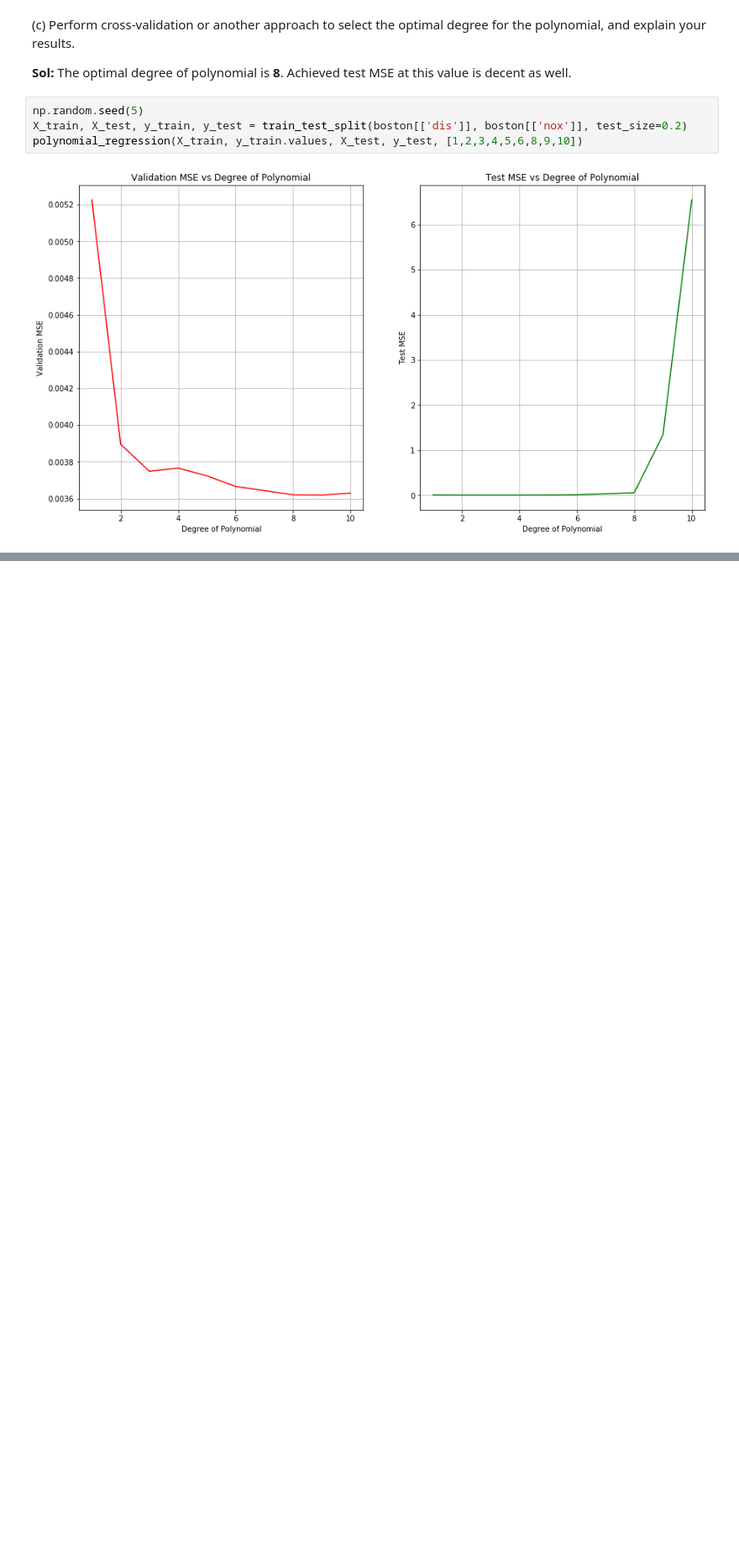
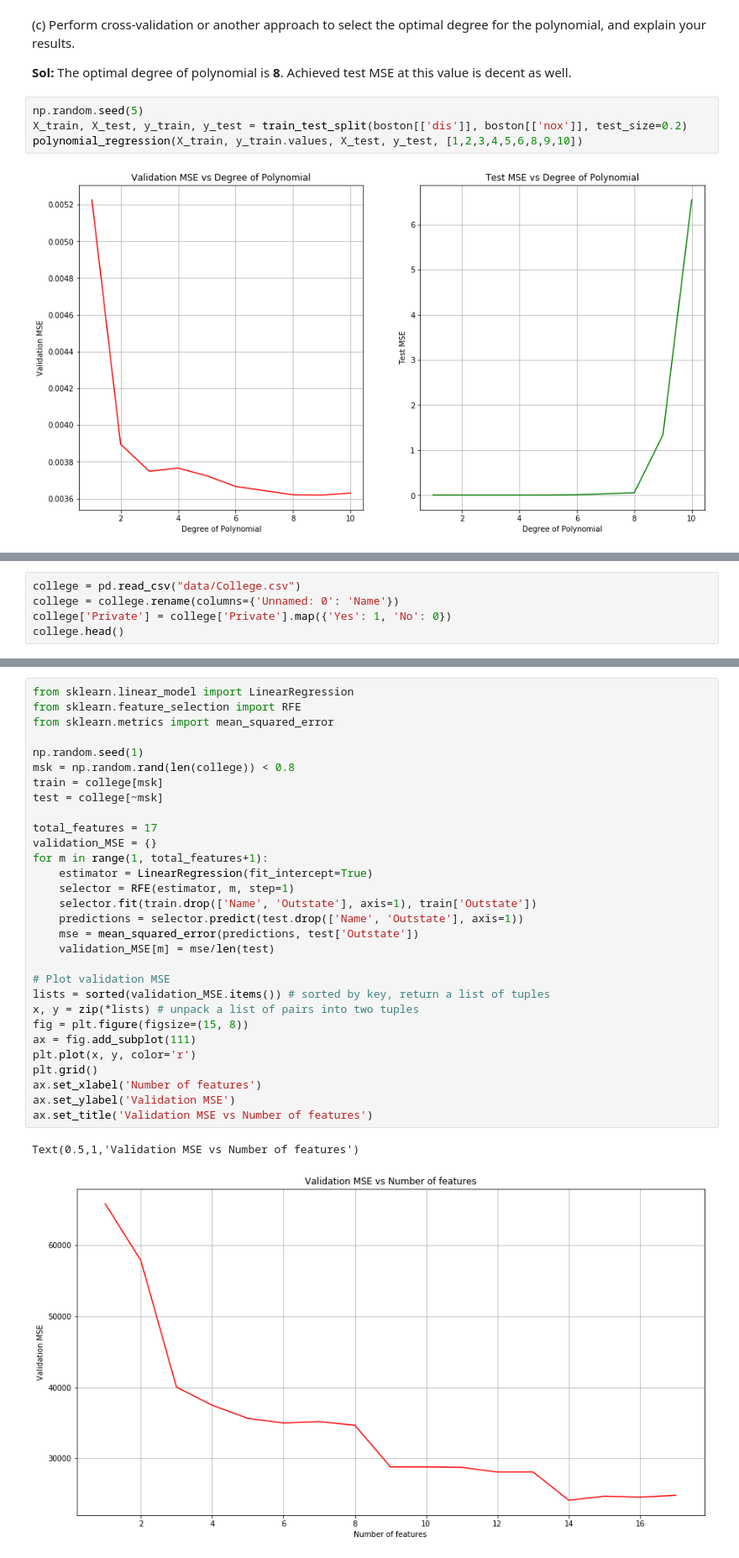
Before and after one commit to amitrajan012/Introduction-to-Statistical-Learning, a Jupyter notebook: Moving Beyond Linearity.ipynb, the cells around one changed output, grey strips where cells are left out. Shown at 84% size. Saved outputs shown, nothing was run; the diff lists cells and outputs as text; blank space fills up the shorter version.

```diff
--- a/Moving Beyond Linearity.ipynb
+++ b/Moving Beyond Linearity.ipynb
@@ -638,0 +622,5 @@ polynomial_regression(X_train, y_train.values, X_test, y_test, [1,2,3,4,5,6,8,9,
+# %%
+college = pd.read_csv("data/College.csv")
+college = college.rename(columns={'Unnamed: 0': 'Name'})
+college['Private'] = college['Private'].map({'Yes': 1, 'No': 0})
+college.head()
@@ -638,0 +634,33 @@ polynomial_regression(X_train, y_train.values, X_test, y_test, [1,2,3,4,5,6,8,9,
+# %%
+from sklearn.linear_model import LinearRegression
+from sklearn.feature_selection import RFE
+from sklearn.metrics import mean_squared_error
+
+np.random.seed(1)
+msk = np.random.rand(len(college)) < 0.8
+train = college[msk]
+test = college[~msk]
+
+total_features = 17
+validation_MSE = {}
+for m in range(1, total_features+1):
+    estimator = LinearRegression(fit_intercept=True)
+    selector = RFE(estimator, m, step=1)
+    selector.fit(train.drop(['Name', 'Outstate'], axis=1), train['Outstate'])
+    predictions = selector.predict(test.drop(['Name', 'Outstate'], axis=1))
+    mse = mean_squared_error(predictions, test['Outstate'])
+    validation_MSE[m] = mse/len(test)
+
+# Plot validation MSE
+lists = sorted(validation_MSE.items()) # sorted by key, return a list of tuples
+x, y = zip(*lists) # unpack a list of pairs into two tuples
+fig = plt.figure(figsize=(15, 8))
+ax = fig.add_subplot(111)
+plt.plot(x, y, color='r')
+plt.grid()
+ax.set_xlabel('Number of features')
+ax.set_ylabel('Validation MSE')
+ax.set_title('Validation MSE vs Number of features')
+# %% [output]
+Text(0.5,1,'Validation MSE vs Number of features')
+[figure, added]
```
Also changed, not shown: parts of 6 cells of this notebook.
